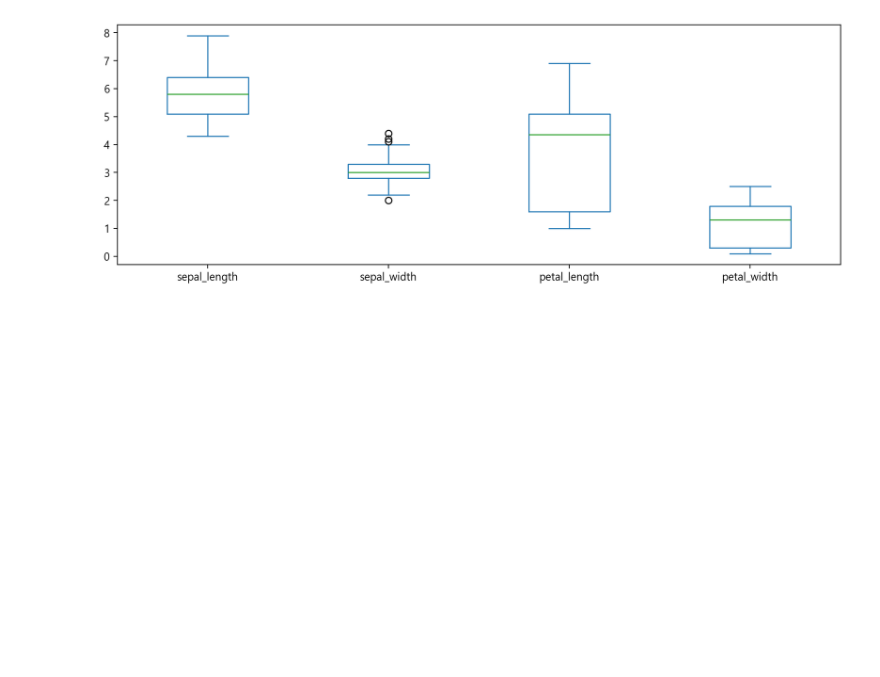
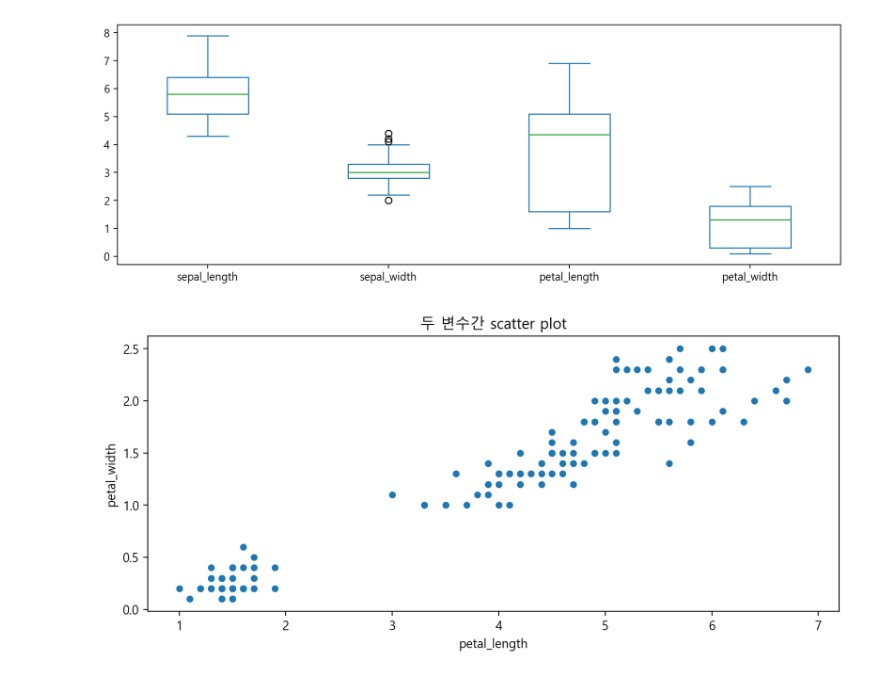
Before and after one commit to YouwonBae/IVS2nd, a Jupyter notebook: 240530_Python프로그래밍/source/ch11_데이터시각화.ipynb, the cells around one changed output. Saved outputs shown, nothing was run; the diff lists cells and outputs as text; code cells hidden in the pictures; blank space fills up the shorter version.

```diff
--- a/240530_Python프로그래밍/source/ch11_데이터시각화.ipynb
+++ b/240530_Python프로그래밍/source/ch11_데이터시각화.ipynb
@@ -40,3 +42,9 @@ plt.show
 # %% [output]
 <function matplotlib.pyplot.show(close=None, block=None)>
 [figure]
+# %%
+iris.plot(kind='scatter', x='petal_length', y='petal_width', figsize=(10, 4))
+plt.title('두 변수간 scatter plot')
+plt.show()
+# %% [output]
+[figure, added]
```
Also changed, not shown: parts of 10 cells of this notebook, 6 other files.
